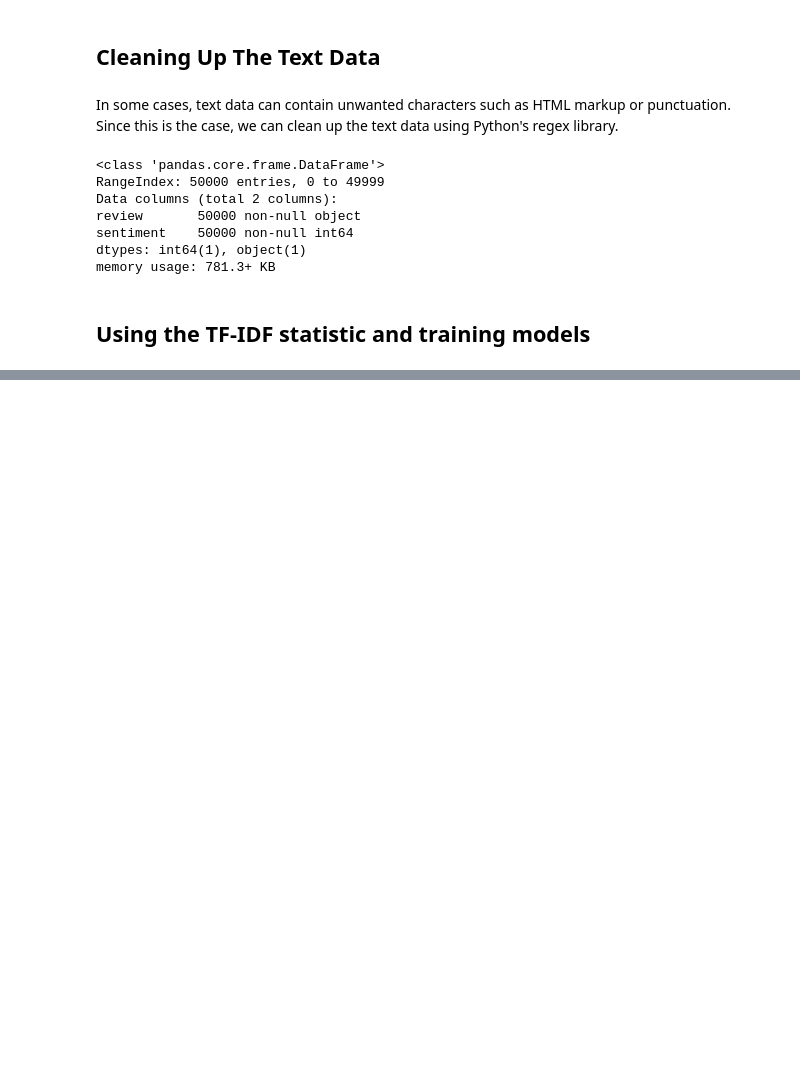
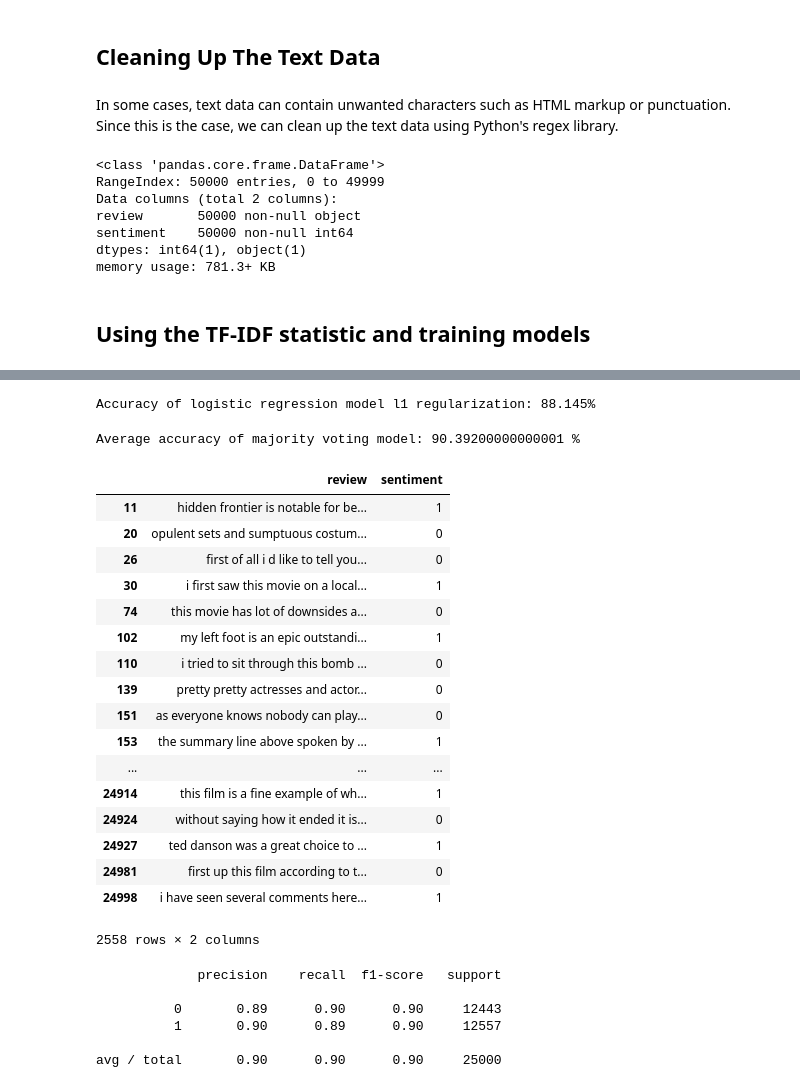
Before and after one commit to AmolMavuduru/SentimentAnalysis, a Jupyter notebook: Sentiment Analysis Using Data From Stanford Study.ipynb, the cells around one changed output, grey strips where cells are left out. Drawn from its saved outputs; the diff is of its cells as text; code cells hidden in the pictures; blank space fills up the shorter version.

```diff
--- a/Sentiment Analysis Using Data From Stanford Study.ipynb
+++ b/Sentiment Analysis Using Data From Stanford Study.ipynb
@@ -84,0 +245,4 @@ from sklearn.feature_extraction.text import TfidfVectorizer # Used for vectorizi
+# %%
+tfidf_log_model_l1 =  Pipeline([('vectorizer', tfidf), ('log_model', LogisticRegression(penalty='l1', C=10.0))])
+# %%
+tfidf_log_model_l1.fit(X_train, y_train)
@@ -84,0 +255,6 @@ from sklearn.feature_extraction.text import TfidfVectorizer # Used for vectorizi
+# %%
+pred3 = tfidf_log_model_l1.predict(X_test)
+from sklearn.metrics import accuracy_score
+print("Accuracy of logistic regression model l1 regularization: {}%".format(100*accuracy_score(y_test, pred3)))
+# %% [output]
+Accuracy of logistic regression model l1 regularization: 88.145%
@@ -84,0 +340,44 @@ from sklearn.feature_extraction.text import TfidfVectorizer # Used for vectorizi
+# %%
+log_models = []
+for i in range(3):
+    log_models.append(Pipeline([('vectorizer', tfidf), ('log_model', LogisticRegression(penalty='l2', C=4.25+0.25*i))]))
+maj_vote_lr = MajorityVoteClassifier(log_models, vote='probability')
+# %%
+cv_results = cross_val_score(maj_vote_lr, X, y, scoring='accuracy', cv=8)
+print("Average accuracy of majority voting model: {} %".format(100*sum(cv_results)/len(cv_results)))
+# %% [output]
+Average accuracy of majority voting model: 90.39200000000001 %
+# %%
+maj_vote_lr.fit(X_train, y_train)  # Retrieves misclassifed samples
+misclassified = np.where(y_test != maj_vote_lr.predict(X_test))
+# %%
+df.iloc[misclassified]
+# %% [output]
+|  | review | sentiment |
+| 11 | hidden frontier is notable for be... | 1 |
+| 20 | opulent sets and sumptuous costum... | 0 |
+| 26 | first of all i d like to tell you... | 0 |
+| 30 | i first saw this movie on a local... | 1 |
+| 74 | this movie has lot of downsides a... | 0 |
+| 102 | my left foot is an epic outstandi... | 1 |
+| 110 | i tried to sit through this bomb ... | 0 |
+| 139 | pretty pretty actresses and actor... | 0 |
+| 151 | as everyone knows nobody can play... | 0 |
+| 153 | the summary line above spoken by ... | 1 |
+| ... | ... | ... |
+| 24914 | this film is a fine example of wh... | 1 |
+| 24924 | without saying how it ended it is... | 0 |
+| 24927 | ted danson was a great choice to ... | 1 |
+| 24981 | first up this film according to t... | 0 |
+| 24998 | i have seen several comments here... | 1 |
+2558 rows × 2 columns
+# %%
+from sklearn.metrics import classification_report
+print(classification_report(maj_vote_lr.predict(X_test), y_test))
+# %% [output]
+             precision    recall  f1-score   support
+
+          0       0.89      0.90      0.90     12443
+          1       0.90      0.89      0.90     12557
+
+avg / total       0.90      0.90      0.90     25000
```
Also changed, not shown: parts of 36 cells of this notebook.
